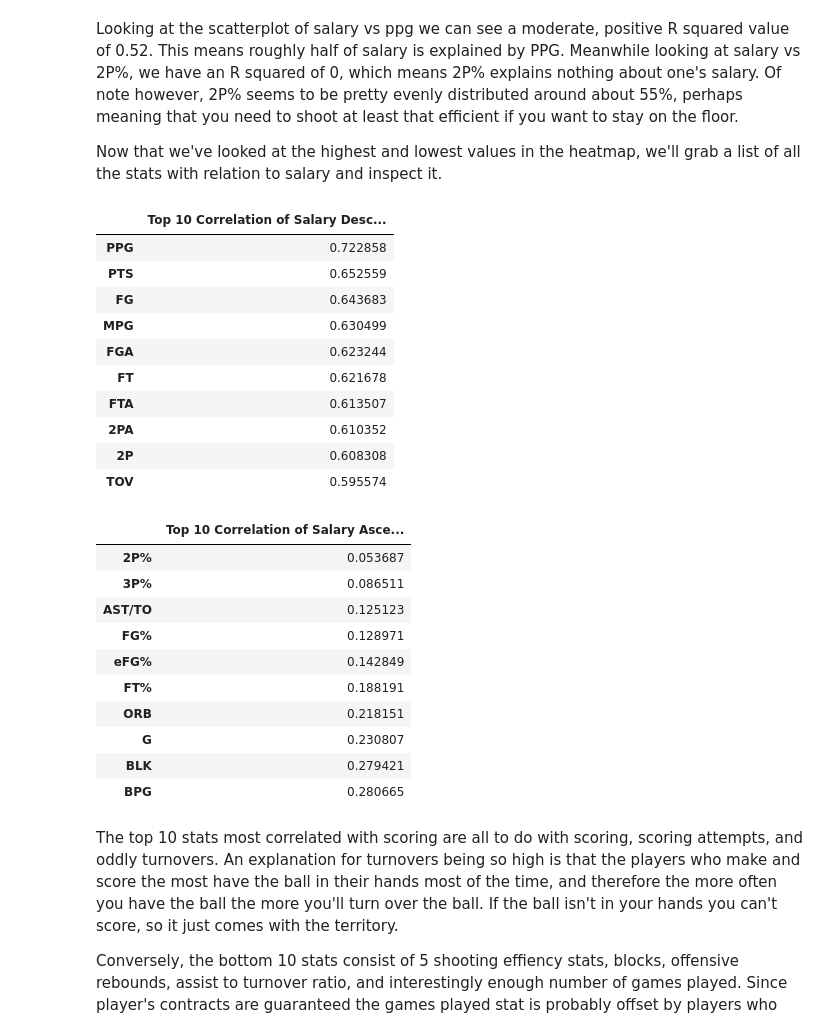
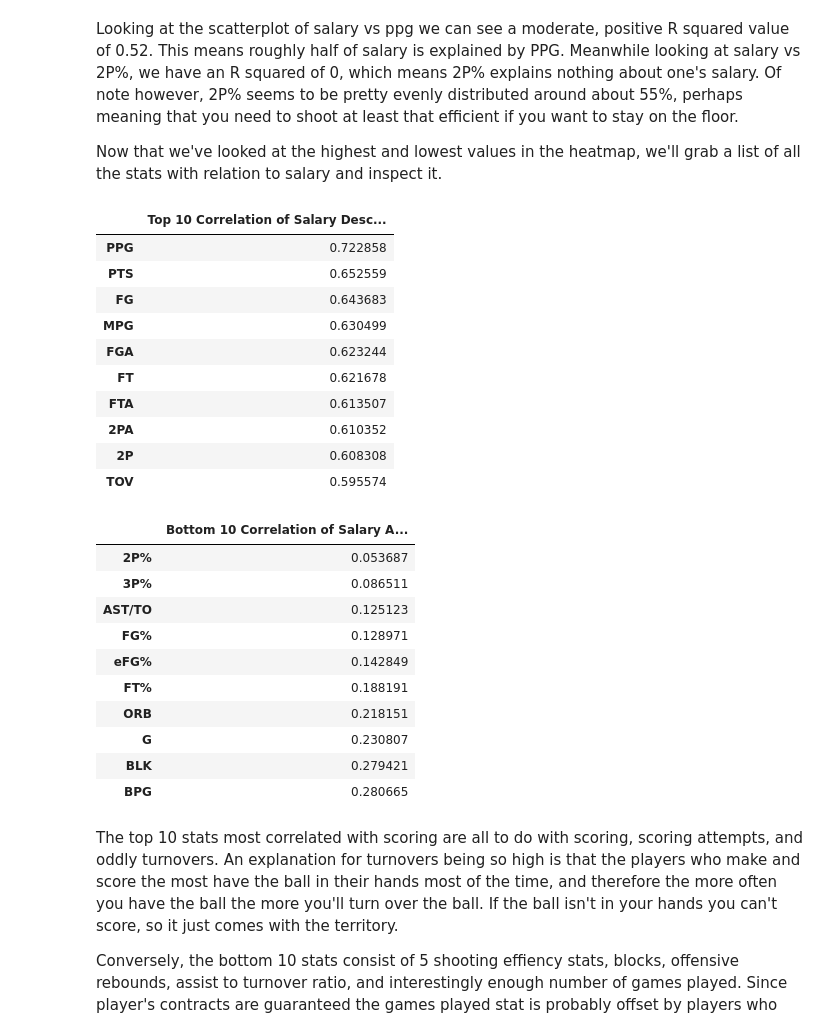
Before and after one commit to Harg-Ryan/NBA-Salary-Exploratory-Analysis-2022_23-Season, a Jupyter notebook: notebooks/NBASalaryAnalysisReport.ipynb, the cells around one changed output. Cells and saved outputs as stored; diff of their text form; code cells hidden in the pictures.

```diff
--- a/notebooks/NBASalaryAnalysisReport.ipynb
+++ b/notebooks/NBASalaryAnalysisReport.ipynb
@@ -276,36 +276,36 @@ head = head.style.set_properties(**{'text-align': 'center'})
 # Get the bottom 5 correlations (ascending) from the 'All' column
 bottom5 = salaryCorr[['All']].tail(10).sort_values(by='All', ascending=True)
 # Rename the 'All' column for the bottom 5 correlations
-bottom5.rename(columns={'All': 'Top 10 Correlation of Salary Ascending'}, inplace=True)
+bottom5.rename(columns={'All': 'Bottom 10 Correlation of Salary Ascending'}, inplace=True)
 # Apply styling to center align the data in the bottom 5 correlations
 bottom5 = bottom5.style.set_properties(**{'text-align': 'center'})
 
 # Create HTML table for each dataframe
 html_table1 = head.to_html()
 html_table2 = bottom5.to_html()
 
 # Add CSS styling for whitespace between dataframes
 side_by_side_tables = f'''
     <div style="display: flex;">
         <div style="margin-right: 5%;">{html_table1}</div>
         <div>{html_table2}</div>
     </div>
 '''
 # Display side by side tables using HTML
 display(HTML(side_by_side_tables))
 # %% [output]
 |  | Top 10 Correlation of Salary Desc... |
 | PPG | 0.722858 |
 | PTS | 0.652559 |
 | FG | 0.643683 |
 | MPG | 0.630499 |
 | FGA | 0.623244 |
 | FT | 0.621678 |
 | FTA | 0.613507 |
 | 2PA | 0.610352 |
 | 2P | 0.608308 |
 | TOV | 0.595574 |
-|  | Top 10 Correlation of Salary Asce... |
+|  | Bottom 10 Correlation of Salary A... |
 | 2P% | 0.053687 |
 | 3P% | 0.086511 |
 | AST/TO | 0.125123 |
```
Also changed, not shown: parts of 2 cells of this notebook.
